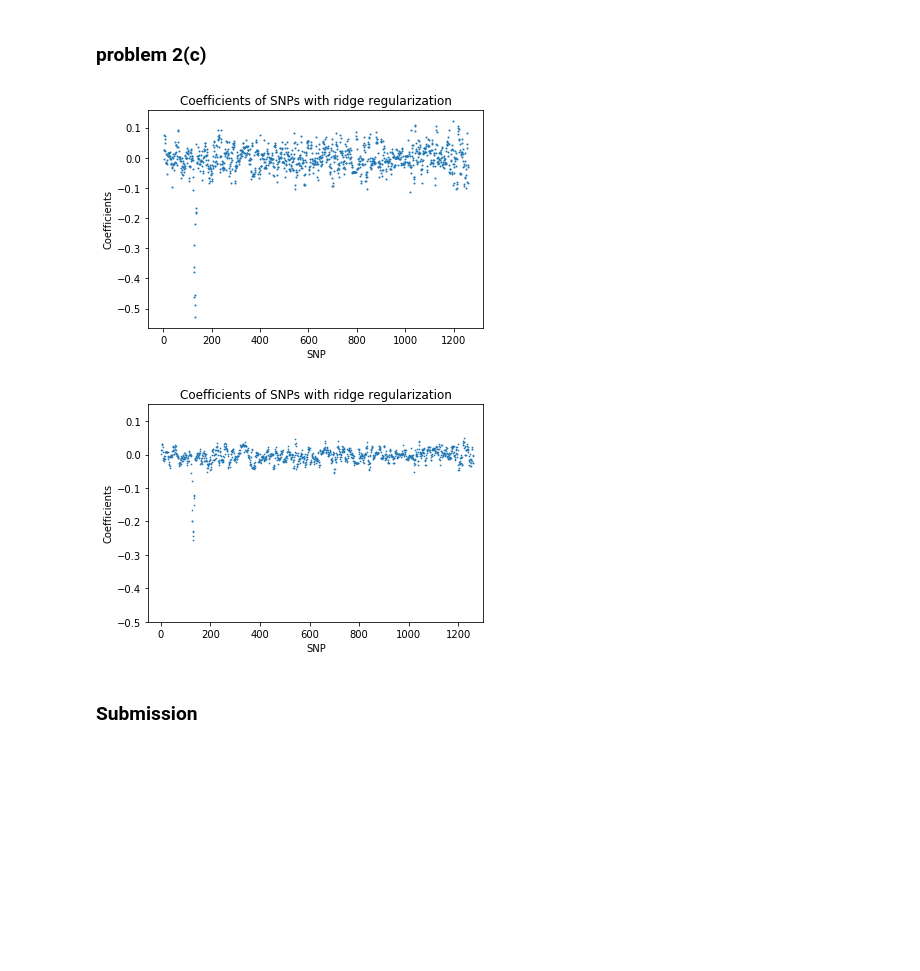
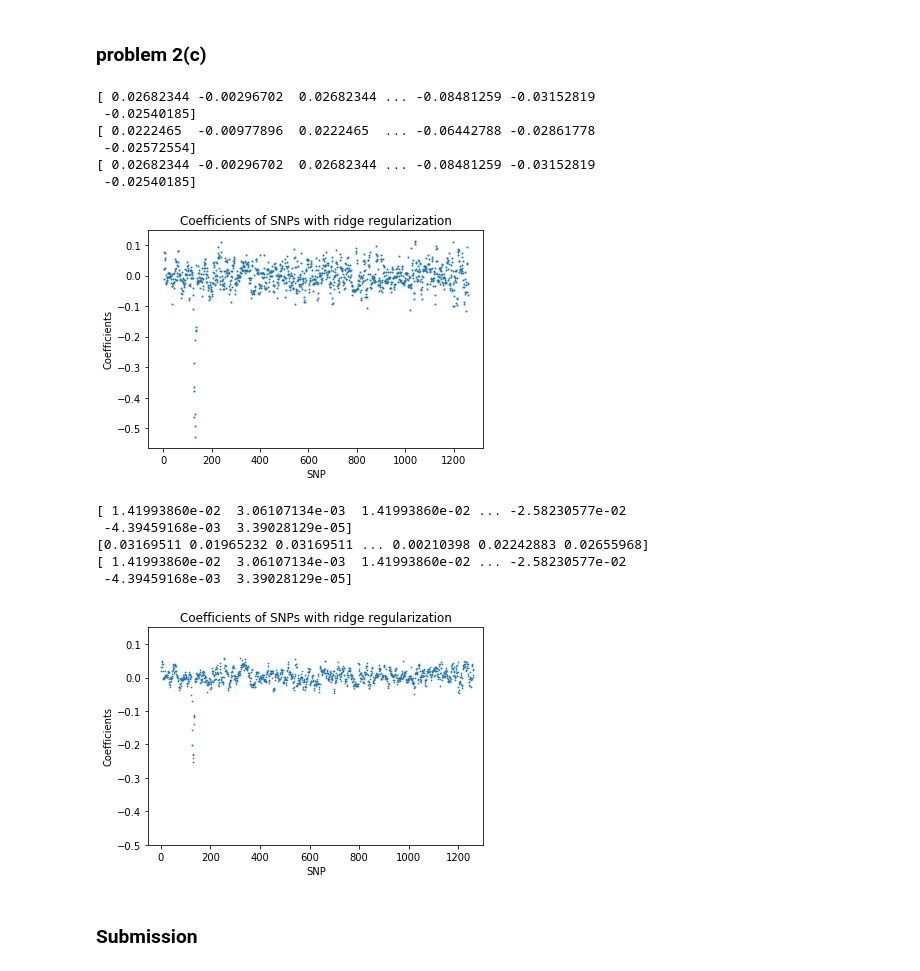
Before and after one commit to KaKiG/MachineLearning, a Jupyter notebook: hw1.ipynb, the cells around one changed output. Drawn from its saved outputs; the diff is of its cells as text; code cells hidden in the pictures; blank space fills up the shorter version.

```diff
--- a/hw1.ipynb
+++ b/hw1.ipynb
@@ -44,35 +44,49 @@ print(lin_reg2.coef_)
 # %%
 lin_ridge = Ridge(alpha=0.2)
 coeffs3 = []
 lin_ridge.fit(SNP_data, exp_data[:,394])
 coeffs3 = lin_ridge.coef_
+print(coeffs3)
 
 coeffs3my =[]
 lin_ridge_my = MR.Ridge(alpha=0.2)
 coeffs3my = []
 lin_ridge_my.fit_normal(SNP_data, exp_data[:,394])
-coeffs3my = lin_ridge.coef_
+coeffs3my = lin_ridge_my.coef_
+print(coeffs3my)
+
+print(RidgeRegression(SNP_data, exp_data[:,394],0.2))
 
 plt.scatter(x,coeffs3my,s=1)
 # plt.axis([-100, 1300, -6, 1.7])
 plt.xlabel("SNP")
 plt.ylabel("Coefficients")
 plt.title("Coefficients of SNPs with ridge regularization")
 plt.savefig("22")
 plt.show()
 # %% [output]
+[ 0.02682344 -0.00296702  0.02682344 ... -0.08481259 -0.03152819
+ -0.02540185]
+[ 0.0222465  -0.00977896  0.0222465  ... -0.06442788 -0.02861778
+ -0.02572554]
+[ 0.02682344 -0.00296702  0.02682344 ... -0.08481259 -0.03152819
+ -0.02540185]
-[figure, old version]
+[figure, new version]
 # %%
 lin_ridge = Ridge(alpha=200)
 coeffs4 = []
 lin_ridge.fit(SNP_data, exp_data[:,394])
 coeffs4 = lin_ridge.coef_
+print(coeffs4)
 
 coeffs4my =[]
-lin_ridge_my = MR.Ridge(alpha=0.2)
+lin_ridge_my = MR.Ridge(alpha=200)
 coeffs4my = []
 lin_ridge_my.fit_normal(SNP_data, exp_data[:,394])
-coeffs4my = lin_ridge.coef_
+coeffs4my = lin_ridge_my.coef_
+print(coeffs4my)
+
+print(RidgeRegression(SNP_data, exp_data[:,394],200))
 
 plt.scatter(x,coeffs4my,s=0.5)
 plt.axis([-50, 1300, -0.5, 0.15])
@@ -82,7 +96,12 @@ plt.title("Coefficients of SNPs with ridge regularization")
 plt.savefig("23")
 plt.show()
 # %% [output]
+[ 1.41993860e-02  3.06107134e-03  1.41993860e-02 ... -2.58230577e-02
+ -4.39459168e-03  3.39028129e-05]
+[0.03169511 0.01965232 0.03169511 ... 0.00210398 0.02242883 0.02655968]
+[ 1.41993860e-02  3.06107134e-03  1.41993860e-02 ... -2.58230577e-02
+ -4.39459168e-03  3.39028129e-05]
-[figure, old version]
+[figure, new version]
 # %% [markdown]
 ### Submission
 # %%
```
Also changed, not shown: parts of 3 cells of this notebook, 4 other files.
